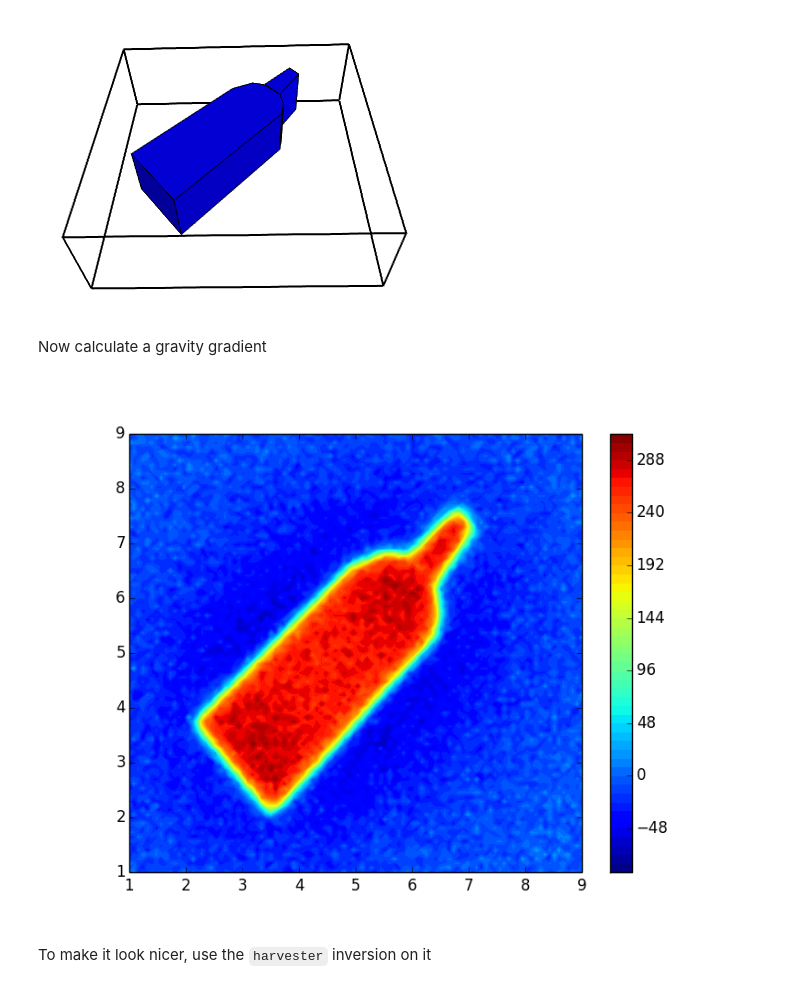
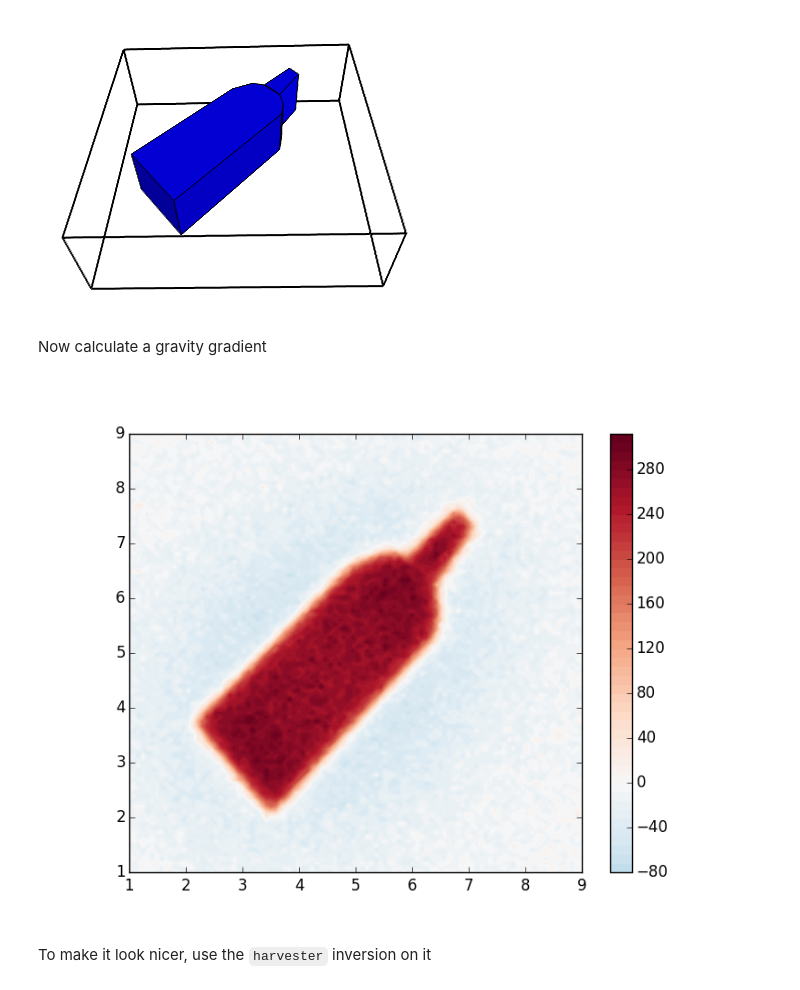
Before and after one commit to pinga-lab/logo, a Jupyter notebook: pinga-logo-figures.ipynb, the cells around one changed output. Drawn from its saved outputs; the diff is of its cells as text; code cells hidden in the pictures.

```diff
--- a/pinga-logo-figures.ipynb
+++ b/pinga-logo-figures.ipynb
@@ -12,8 +18,0 @@ First, draw the polygonal prism outlines for the body and the neck.
-# %%
-prop = {'density':1000}
-corpo = [PolygonalPrism(mpl.draw_polygon(bounds[:4], mpl.gca(), xy2ne=True), z1=0, z2=1500, props=prop)]
-mpl.figure()
-for layer in corpo:
-    mpl.polygon(layer, xy2ne=True)
-gargalo = [PolygonalPrism(mpl.draw_polygon(bounds[:4], mpl.gca(), xy2ne=True), z1=0, z2=1500, props=prop)]
-garrafa = corpo + gargalo
@@ -38,22 +45,23 @@ myv.savefig('pinga-model.png')
 myv.show()
 Image(filename='pinga-model.png')
 # %% [output]
-[figure, old version]
+[figure, new version]
 # %% [markdown]
 Now calculate a gravity gradient
 # %%
 shape = (100, 100)
 x, y, z = gridder.regular(bounds[:4], shape, z=-100)
-gzz = utils.contaminate(gravmag.polyprism.gzz(x, y, z, garrafa), 10)
+gzz = utils.contaminate(polyprism.gzz(x, y, z, garrafa), 10)
 mpl.figure()
-mpl.contourf(y, x, gzz, shape, 50)
+ranges = np.abs([gzz.min(), gzz.max()]).max()
+mpl.contourf(y, x, gzz, shape, 50, cmap="RdBu_r", vmin=-ranges, vmax=ranges)
 mpl.colorbar()
 mpl.m2km()
 mpl.savefig('pinga-anomaly.png')
 mpl.close()
 Image(filename='pinga-anomaly.png')
 # %% [output]
-[figure, old version]
+[figure, new version]
 # %% [markdown]
 To make it look nicer, use the `harvester` inversion on it
 # %%
```
Also changed, not shown: parts of 13 cells of this notebook, 11 other files.
